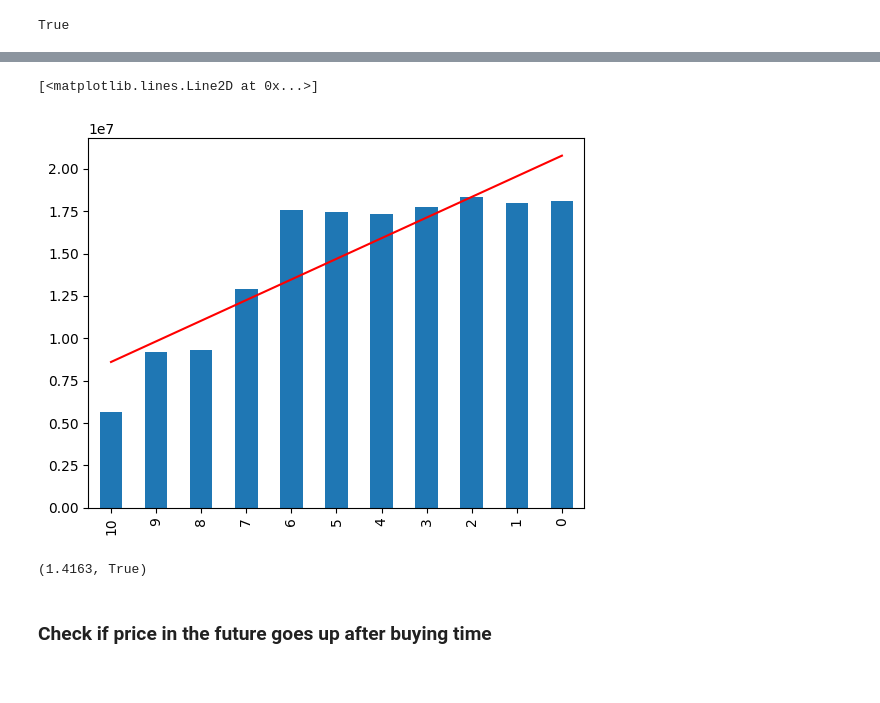
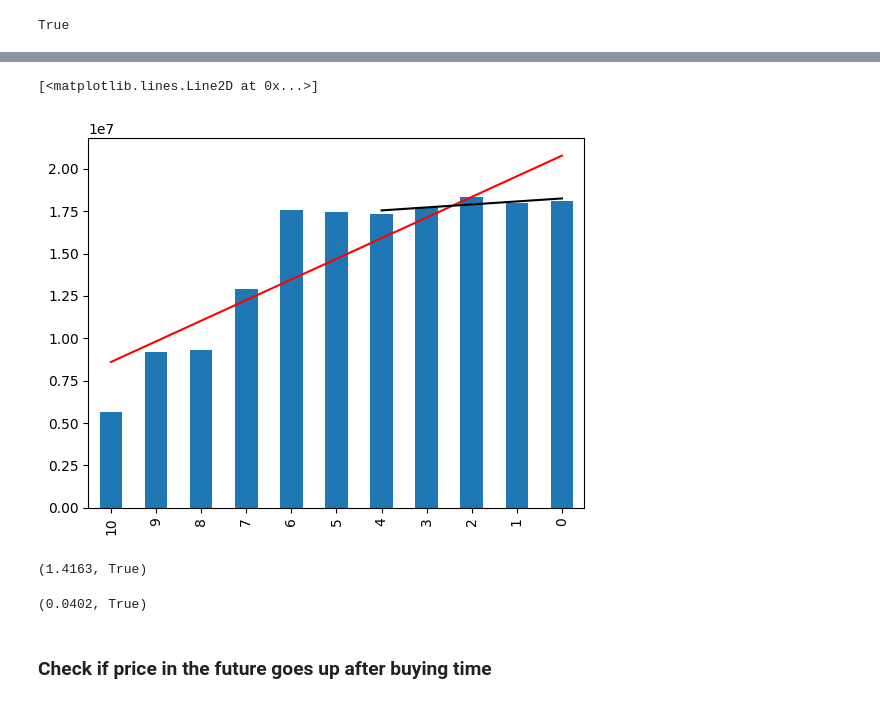
Before and after one commit to simonjpc/value_investment, a Jupyter notebook: notebooks/backtesting-exploration.ipynb, the cells around one changed output, grey strips where cells are left out. Drawn from its saved outputs; the diff is of its cells as text; code cells hidden in the pictures.

```diff
--- a/notebooks/backtesting-exploration.ipynb
+++ b/notebooks/backtesting-exploration.ipynb
@@ -18,0 +23,8 @@ engine = create_engine(db_uri, poolclass=QueuePool, pool_size=10, max_overflow=2
+# %%
+query = f"""
+select *
+from company_tickers
+"""
+# %%
+with engine.connect() as connection:
+    tickers_df = pd.read_sql(query, connection)
@@ -197,13 +222,16 @@ slope, y_intercept = np.polyfit(
     same_period_hist_df.loc[~pd.isna(same_period_hist_df["weightedAverageShsOutDil"]), "weightedAverageShsOutDil"],
     1,
 )
+x_5y = range(5)
+slope_5y, y_intercept_5y = np.polyfit(x_5y, same_period_hist_df.tail(5).loc[~pd.isna(same_period_hist_df.tail(5)["weightedAverageShsOutDil"]), "weightedAverageShsOutDil"], 1)
 # %%
 import matplotlib.pyplot as plt
 fig, ax = plt.subplots(1, 1)
 same_period_hist_df.loc[~pd.isna(same_period_hist_df["weightedAverageShsOutDil"]), "weightedAverageShsOutDil"].plot.bar(ax=ax);
 ax.plot(x, slope * x + y_intercept, color='red')
+ax.plot(np.array(x_5y) + 6, slope_5y * x_5y + y_intercept_5y, color='black')
 # %% [output]
 [<matplotlib.lines.Line2D at 0x...>]
-[figure, old version]
+[figure, new version]
 # %%
 start, end = (slope * x + y_intercept)[0], (slope * x + y_intercept)[-1]
@@ -213,6 +243,10 @@ slope_percentage = (end - start) / start
 round(slope_percentage, 4), slope_percentage < 1.50 # should be around 0.20 when implemented in a script
 # %% [output]
 (1.4163, True)
+# %%
+round(slope_percentage_5y, 4), slope_percentage_5y < 1.50
+# %% [output]
+(0.0402, True)
 # %% [markdown]
 ### Check if price in the future goes up after buying time
 # %%
```
Also changed, not shown: parts of 10 cells of this notebook, 1 other file.
